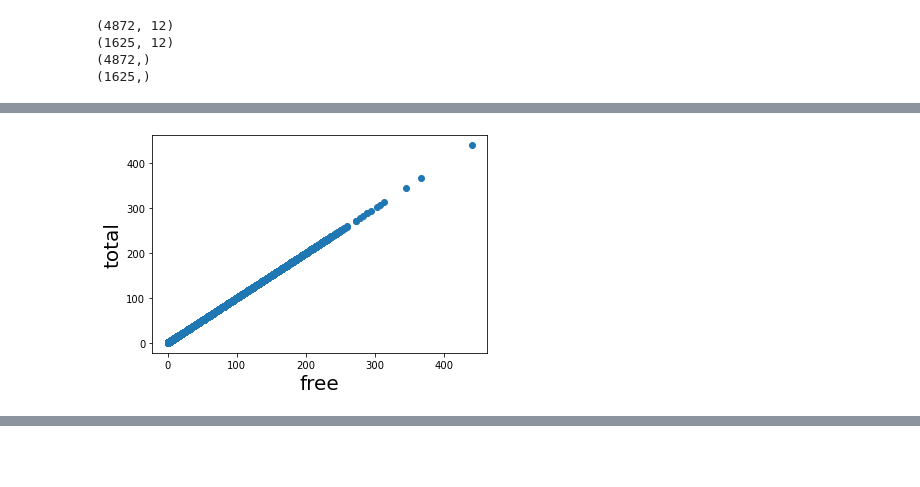
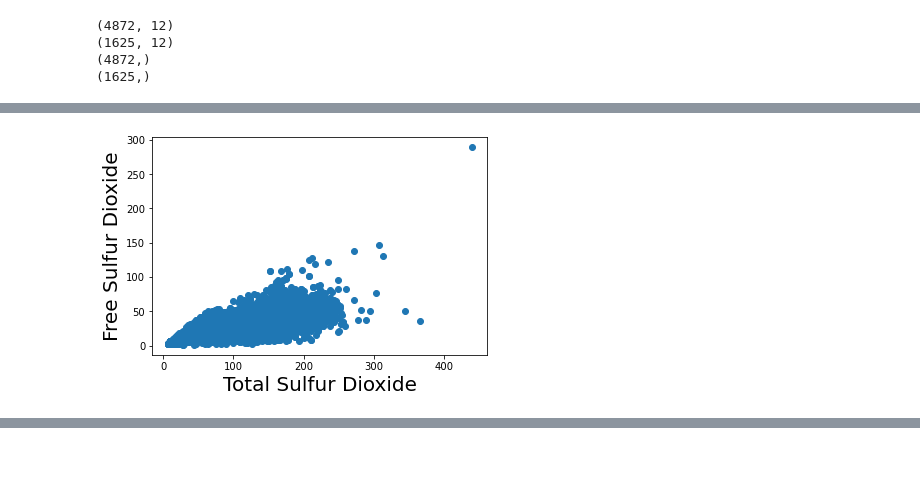
Before and after one commit to lukealibozek/group5_project, a Jupyter notebook: MLMockup3.ipynb, the cells around one changed output, grey strips where cells are left out. Drawn from its saved outputs; the diff is of its cells as text; code cells hidden in the pictures.

```diff
--- a/MLMockup3.ipynb
+++ b/MLMockup3.ipynb
@@ -721,11 +730,11 @@ print (y_test.shape) # (1625,)
 # %%
-y = df_combined
-x1 = df_combined
+y = df_combined['free sulfur dioxide']
+x1 = df_combined['total sulfur dioxide']
 # %%
 plt.scatter(x1, y)
-plt.xlabel('free', fontsize=20)
-plt.ylabel('total', fontsize=20)
+plt.xlabel('Total Sulfur Dioxide', fontsize=20)
+plt.ylabel('Free Sulfur Dioxide', fontsize=20)
 plt.show()
 # %% [output]
-[figure, old version]
+[figure, new version]
 # %%
```
Also changed, not shown: parts of 17 cells of this notebook.
